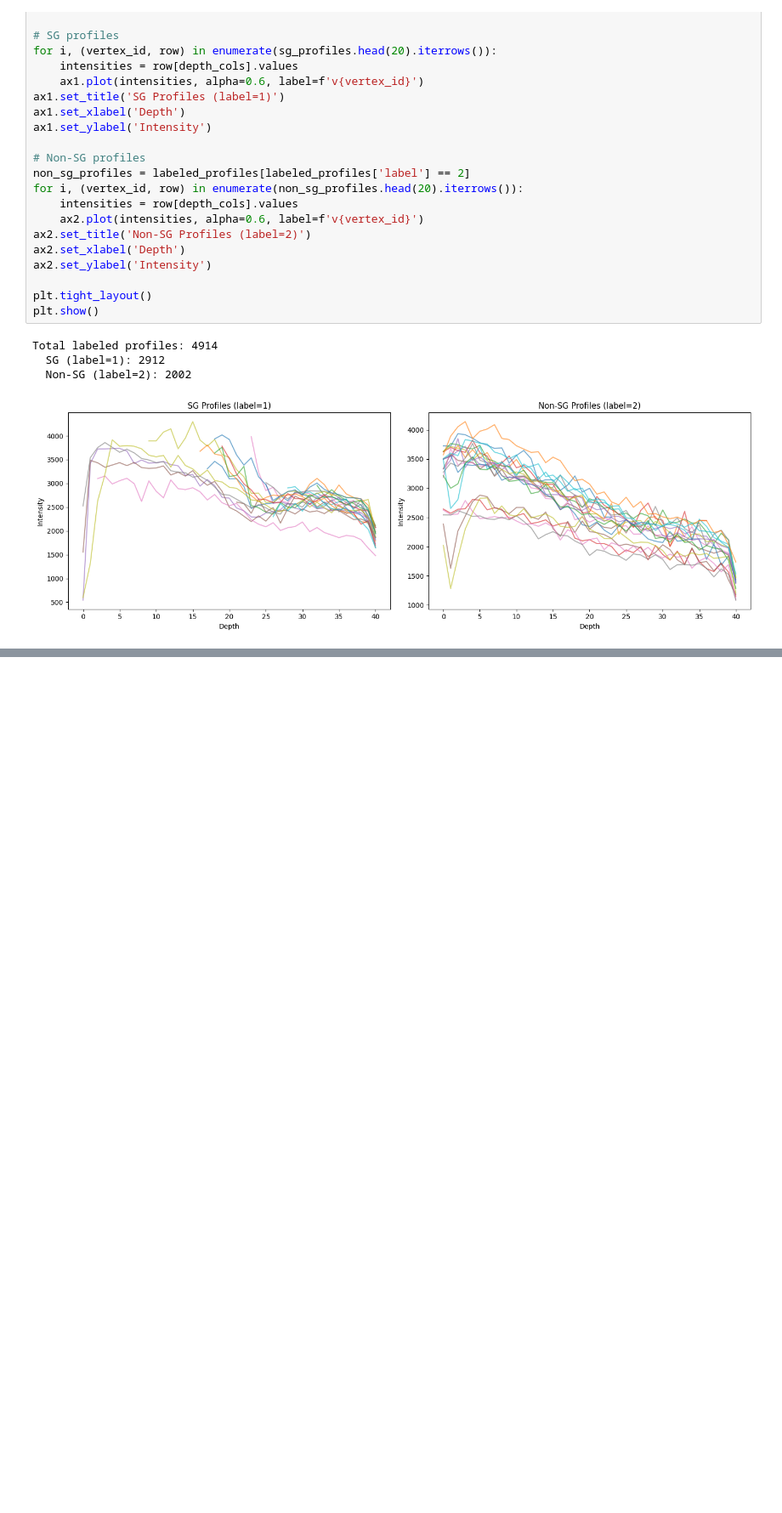
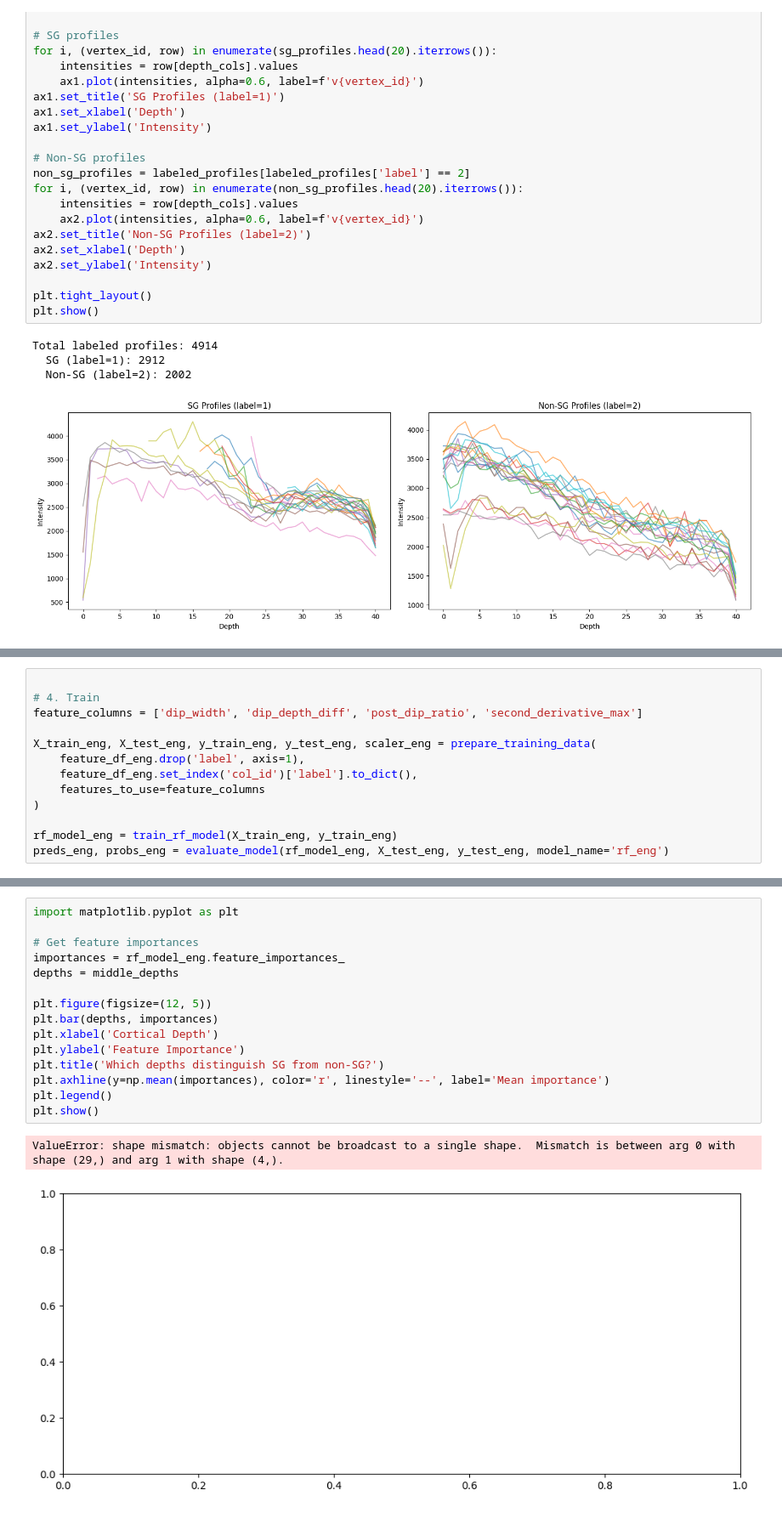
Before and after one commit to ritvik-bharamgoudar/SG-Detection-Pipeline, a Jupyter notebook: labelled_vox2vert.ipynb, the cells around one changed output, grey strips where cells are left out. Shown: that part at 85% size. Saved outputs shown, nothing was run; the diff lists cells and outputs as text; blank space fills up the shorter version.

```diff
--- a/labelled_vox2vert.ipynb
+++ b/labelled_vox2vert.ipynb
@@ -249,0 +301,13 @@ ValueError: multi_class must be in ('ovo', 'ovr')
+# %%
+
+# 4. Train
+feature_columns = ['dip_width', 'dip_depth_diff', 'post_dip_ratio', 'second_derivative_max']
+
+X_train_eng, X_test_eng, y_train_eng, y_test_eng, scaler_eng = prepare_training_data(
+    feature_df_eng.drop('label', axis=1),
+    feature_df_eng.set_index('col_id')['label'].to_dict(),
+    features_to_use=feature_columns
+)
+
+rf_model_eng = train_rf_model(X_train_eng, y_train_eng)
+preds_eng, probs_eng = evaluate_model(rf_model_eng, X_test_eng, y_test_eng, model_name='rf_eng')
@@ -249,0 +326,18 @@ ValueError: multi_class must be in ('ovo', 'ovr')
+# %%
+import matplotlib.pyplot as plt
+
+# Get feature importances
+importances = rf_model_eng.feature_importances_
+depths = middle_depths
+
+plt.figure(figsize=(12, 5))
+plt.bar(depths, importances)
+plt.xlabel('Cortical Depth')
+plt.ylabel('Feature Importance')
+plt.title('Which depths distinguish SG from non-SG?')
+plt.axhline(y=np.mean(importances), color='r', linestyle='--', label='Mean importance')
+plt.legend()
+plt.show()
+# %% [output]
+ValueError: shape mismatch: objects cannot be broadcast to a single shape.  Mismatch is between arg 0 with shape (29,) and arg 1 with shape (4,).
+[figure, added]
```
Also changed, not shown: parts of 7 cells of this notebook.
